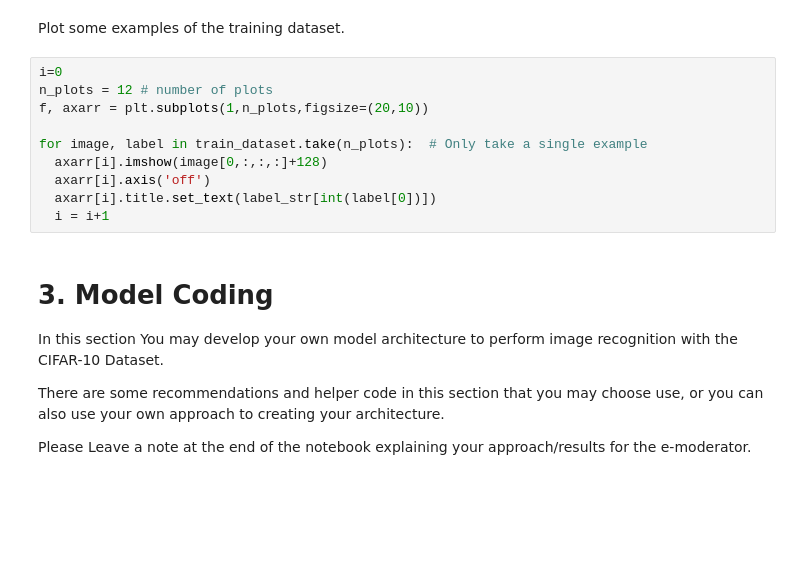
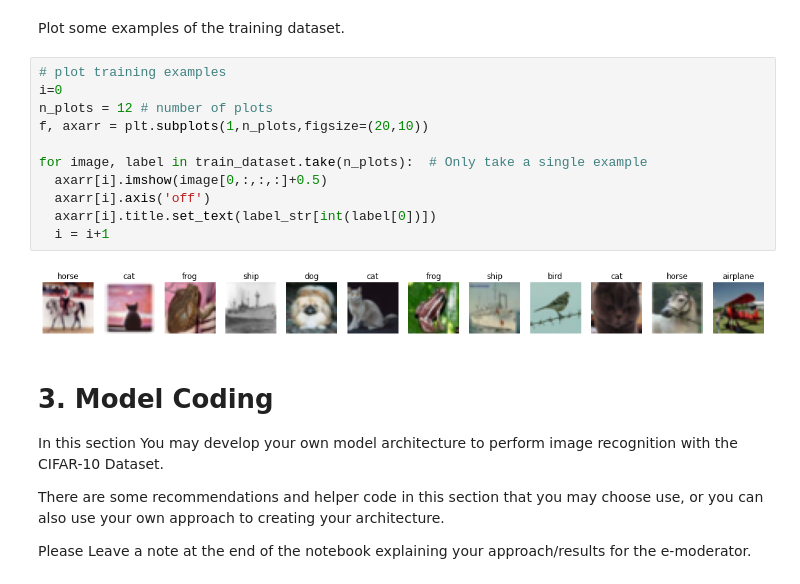
Before and after one commit to comaraDOTcom/machine-vision, a Jupyter notebook: deep-learning/Etivity_assignment2.ipynb, the cells around one changed output. Saved outputs shown, nothing was run; the diff lists cells and outputs as text; blank space fills up the shorter version.

```diff
--- a/deep-learning/Etivity_assignment2.ipynb
+++ b/deep-learning/Etivity_assignment2.ipynb
@@ -110,15 +120,18 @@ test_dataset = gen_val_datasets(raw_test)
 # %% [markdown]
 Plot some examples of the training dataset.
 # %%
+# plot training examples
 i=0
 n_plots = 12 # number of plots
 f, axarr = plt.subplots(1,n_plots,figsize=(20,10))
 
 for image, label in train_dataset.take(n_plots):  # Only take a single example
-  axarr[i].imshow(image[0,:,:,:]+128)
+  axarr[i].imshow(image[0,:,:,:]+0.5)
   axarr[i].axis('off')
   axarr[i].title.set_text(label_str[int(label[0])])
   i = i+1
+# %% [output]
+[figure, added]
 # %% [markdown]
 # 3. Model Coding
 
```
Also changed, not shown: parts of 10 cells of this notebook.
